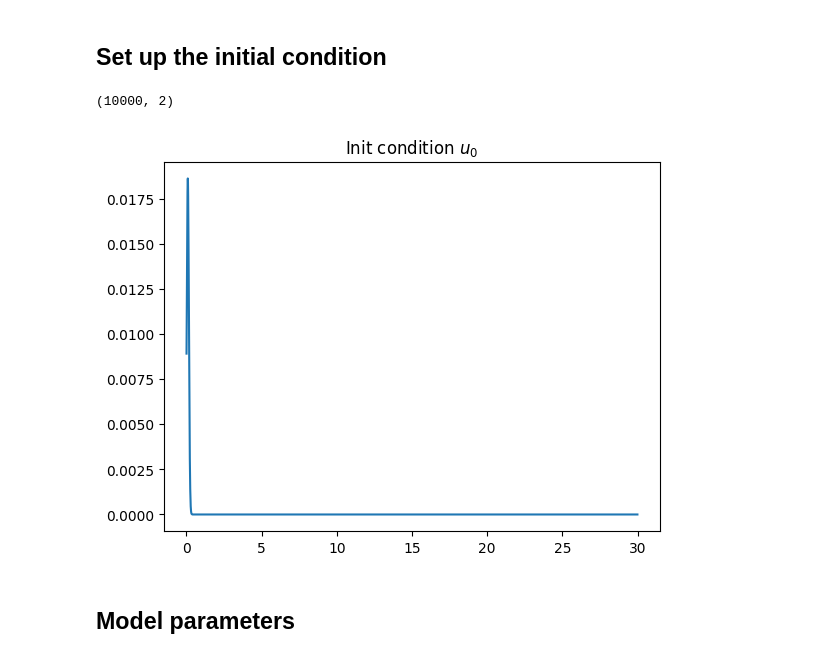
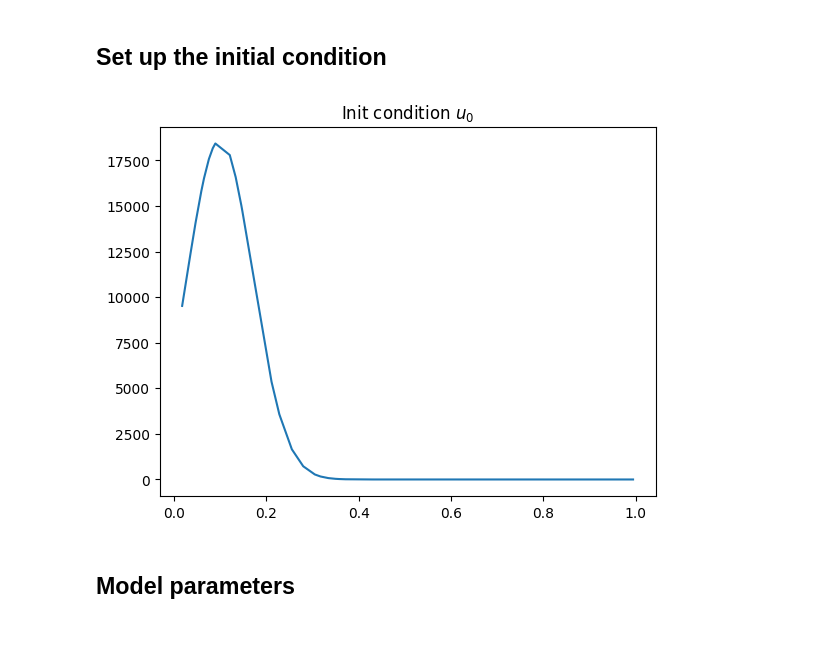
Before and after one commit to mia-jinns/jinns, a Jupyter notebook: Notebooks/PDE/1D_population_balance_equation.ipynb, the cells around one changed output. Cells and saved outputs as stored; diff of their text form; code cells hidden in the pictures.

```diff
--- a/Notebooks/PDE/1D_population_balance_equation.ipynb
+++ b/Notebooks/PDE/1D_population_balance_equation.ipynb
@@ -27,3 +27,11 @@ key = random.PRNGKey(2)
 # %% [markdown]
 Create a DataGenerator object
+# %%
+rar_parameters = {
+    'start_iter':1000, # the gradient step at which RAR algo starts (enables a burn in period)
+    'update_every': 100, # nb of gradient steps between two RAR procedures
+    'sample_size': 500, # the number of new candidates time points
+    'selected_sample_size': 25, # the number of selected times collocation points from the sample, to join the dataset.
+}
+n_start = 500 # the initial number of  collocation points at beginning
 # %%
@@ -100,18 +127,16 @@ cell_num0 = 3300
 # %%
 def u0(x):
     nP = cell_num0 * jnp.sqrt(K2) * jnp.exp(-K2 * (x[0] - x0) ** 2) / jnp.sqrt(jnp.pi)
     nQ = jnp.zeros_like(x[0])
     return jnp.array([nP, nQ]) / SCALE
 
 v_u0 = jax.vmap(u0)
-print(v_u0(train_data.omega.sort(axis=0)).shape)
 
-plt.plot(train_data.omega.sort(axis=0), jnp.sum(v_u0(train_data.omega.sort(axis=0)), axis=1))
+plt.plot(train_data.domain[:, 1:2].sort(axis=0), SCALE * jnp.sum(v_u0(train_data.domain[:, 1:2].sort(axis=0)), axis=1))
 plt.title(r"Init condition $u_0$")
 plt.show()
 # %% [output]
-(10000, 2)
-[figure, old version]
+[figure, new version]
 # %% [markdown]
 ## Model parameters
 # %%
```
Also changed, not shown: parts of 17 cells of this notebook.
